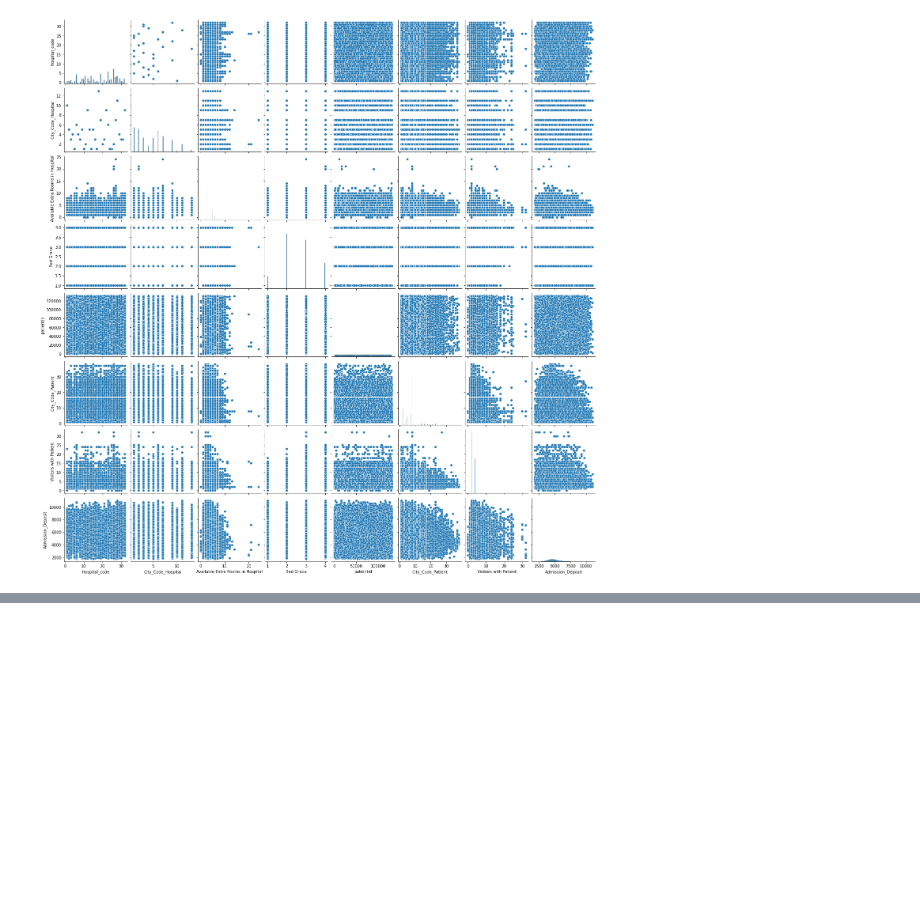
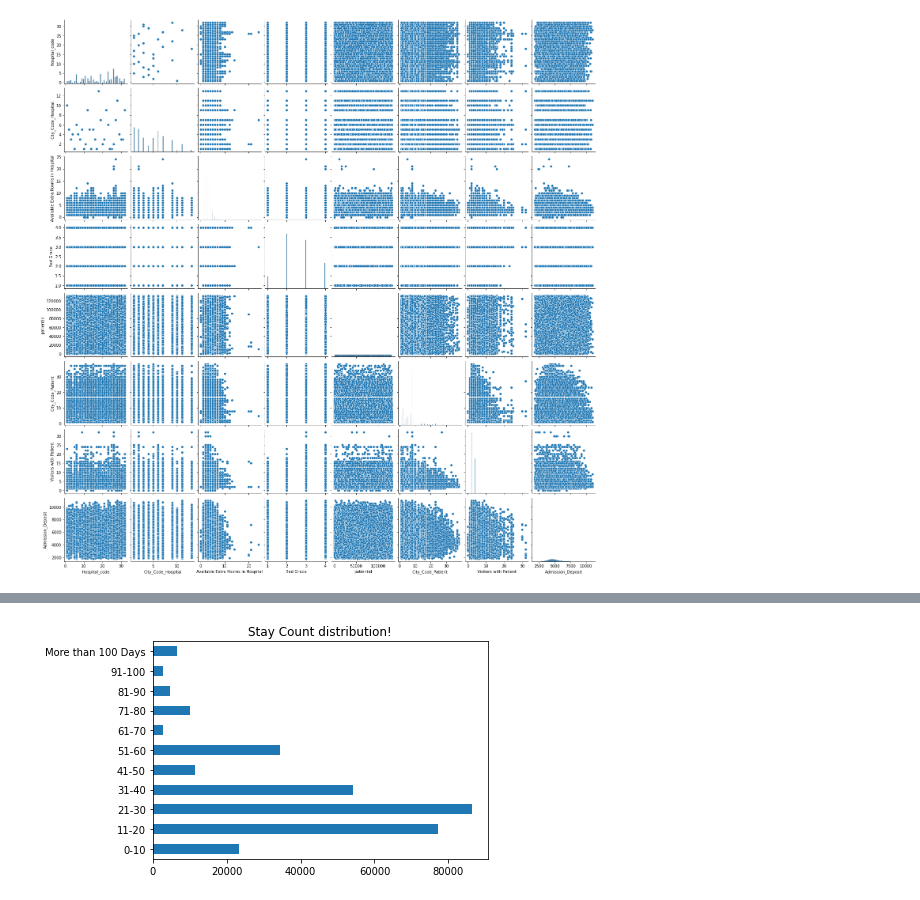
Before and after one commit to mishra-atul5001/Data-Science-Medium-Content, a Jupyter notebook: healthcare-problem-statement.ipynb, the cells around one changed output, grey strips where cells are left out. Saved outputs shown, nothing was run; the diff lists cells and outputs as text; code cells hidden in the pictures; blank space fills up the shorter version.

```diff
--- a/healthcare-problem-statement.ipynb
+++ b/healthcare-problem-statement.ipynb
@@ -463,0 +490,7 @@ memory usage: 33.4+ MB
+# %%
+print(f"Before dropping NA's {de_2_df.shape}")
+init = de_2_df.shape[0]
+de_2_df = de_2_df.dropna(axis = 0)
+print(f"After dropping NA's {de_2_df.shape}")
+after = de_2_df.shape[0]
+print(f"% difference = {((init-after)/init)*100}")
@@ -493,0 +541,5 @@ plt.show()
+# %%
+de_2_df.Stay.value_counts().sort_index().plot(kind = 'barh');
+plt.title('Stay Count distribution!');
+# %% [output]
+[figure, added]
```
Also changed, not shown: parts of 14 cells of this notebook.
